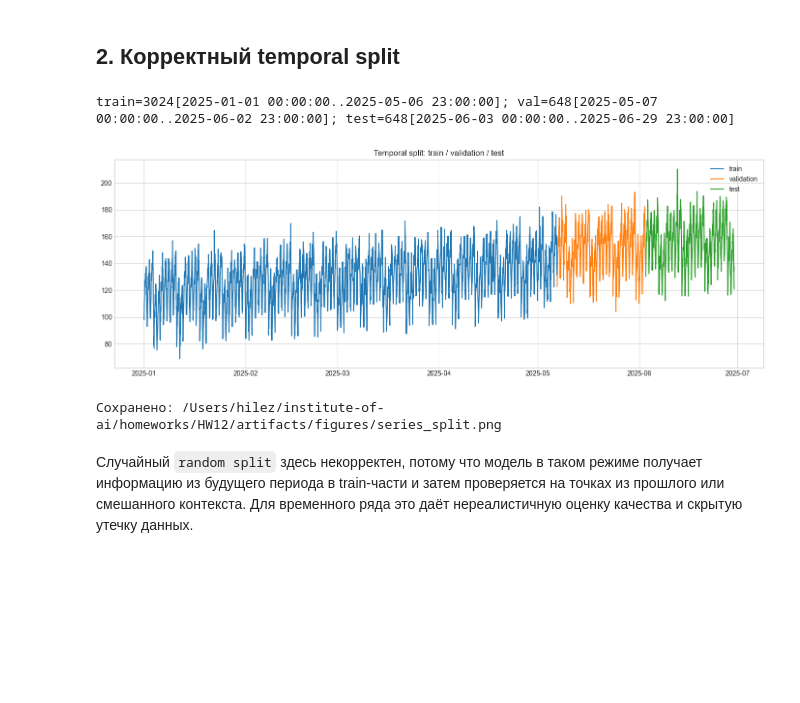
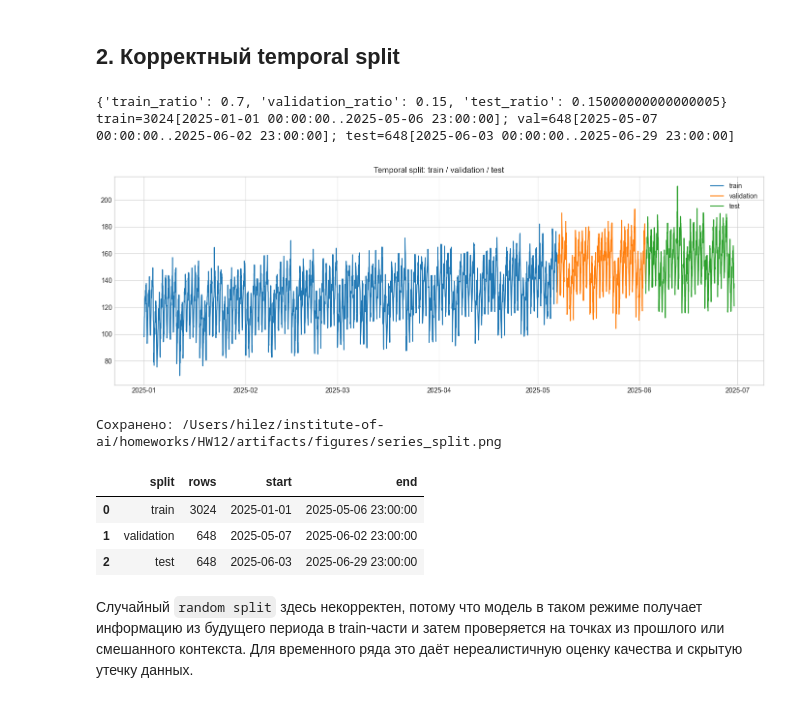
Before and after one commit to DmitriyKruchkov/aie_group2_KryuchkovDS, a Jupyter notebook: homeworks/HW12/HW12.ipynb, the cells around one changed output. Saved outputs shown, nothing was run; the diff lists cells and outputs as text; code cells hidden in the pictures; blank space fills up the shorter version.

```diff
--- a/homeworks/HW12/HW12.ipynb
+++ b/homeworks/HW12/HW12.ipynb
@@ -133,24 +410,65 @@ plt.show()
 # %% [markdown]
 ## 2. Корректный temporal split
 # %%
-split = temporal_split(frame, train_ratio=config["train_ratio"], val_ratio=config["val_ratio"])
+train_ratio = config["train_ratio"]
+val_ratio = config["val_ratio"]
+test_ratio = 1.0 - train_ratio - val_ratio
+split = temporal_split(frame, train_ratio=train_ratio, val_ratio=val_ratio)
+train = split.train.copy()
+validation = split.val.copy()
+test = split.test.copy()
+
+assert len(train) + len(validation) + len(test) == len(frame)
+assert train[DATE_COLUMN].max() < validation[DATE_COLUMN].min() < test[DATE_COLUMN].min()
+
+split_overview = pd.DataFrame(
+    [
+        {
+            "split": "train",
+            "rows": len(train),
+            "start": train[DATE_COLUMN].min(),
+            "end": train[DATE_COLUMN].max(),
+        },
+        {
+            "split": "validation",
+            "rows": len(validation),
+            "start": validation[DATE_COLUMN].min(),
+            "end": validation[DATE_COLUMN].max(),
+        },
+        {
+            "split": "test",
+            "rows": len(test),
+            "start": test[DATE_COLUMN].min(),
+            "end": test[DATE_COLUMN].max(),
+        },
+    ]
+)
+
+print({"train_ratio": train_ratio, "validation_ratio": val_ratio, "test_ratio": test_ratio})
 print(split.summary)
 
 fig, ax = plt.subplots(figsize=(14, 5))
-ax.plot(split.train[DATE_COLUMN], split.train[TARGET_COLUMN], label="train", color="tab:blue")
-ax.plot(split.val[DATE_COLUMN], split.val[TARGET_COLUMN], label="validation", color="tab:orange")
-ax.plot(split.test[DATE_COLUMN], split.test[TARGET_COLUMN], label="test", color="tab:green")
+ax.plot(train[DATE_COLUMN], train[TARGET_COLUMN], label="train", color="tab:blue")
+ax.plot(validation[DATE_COLUMN], validation[TARGET_COLUMN], label="validation", color="tab:orange")
+ax.plot(test[DATE_COLUMN], test[TARGET_COLUMN], label="test", color="tab:green")
 ax.set_title("Temporal split: train / validation / test")
 ax.legend()
 plt.tight_layout()
 split_figure_path = FIGURES_DIR / "series_split.png"
 fig.savefig(split_figure_path, dpi=150, bbox_inches="tight")
 plt.show()
 print(f"Сохранено: {split_figure_path}")
+
+split_overview
 # %% [output]
+{'train_ratio': 0.7, 'validation_ratio': 0.15, 'test_ratio': 0.15000000000000005}
 train=3024[2025-01-01 00:00:00..2025-05-06 23:00:00]; val=648[2025-05-07 00:00:00..2025-06-02 23:00:00]; test=648[2025-06-03 00:00:00..2025-06-29 23:00:00]
 [figure]
 Сохранено: /Users/hilez/institute-of-ai/homeworks/HW12/artifacts/figures/series_split.png
+|  | split | rows | start | end |
+| 0 | train | 3024 | 2025-01-01 | 2025-05-06 23:00:00 |
+| 1 | validation | 648 | 2025-05-07 | 2025-06-02 23:00:00 |
+| 2 | test | 648 | 2025-06-03 | 2025-06-29 23:00:00 |
 # %% [markdown]
 Случайный `random split` здесь некорректен, потому что модель в таком режиме получает информацию из будущего периода в train-части и затем проверяется на точках из прошлого или смешанного контекста. Для временного ряда это даёт нереалистичную оценку качества и скрытую утечку данных.
 # %% [markdown]
```
Also changed, not shown: parts of 7 cells of this notebook, 12 other files.
